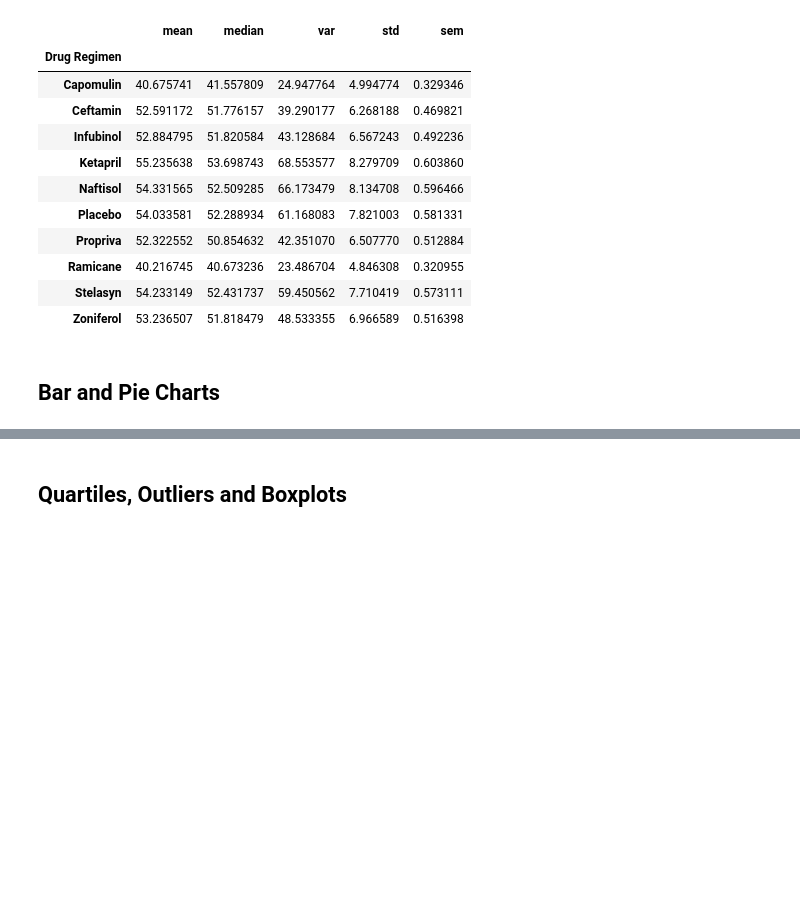
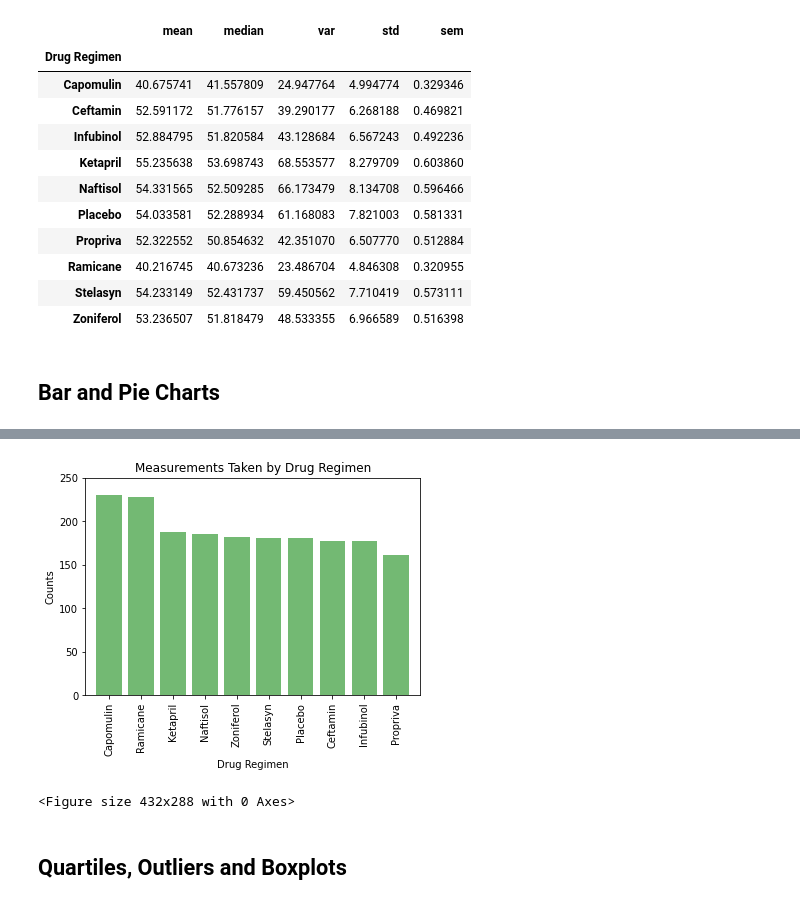
Before and after one commit to austin3216/matplotlib-challenge, a Jupyter notebook: pymaceuticals_starter.ipynb, the cells around one changed output, grey strips where cells are left out. Saved outputs shown, nothing was run; the diff lists cells and outputs as text; code cells hidden in the pictures; blank space fills up the shorter version.

```diff
--- a/pymaceuticals_starter.ipynb
+++ b/pymaceuticals_starter.ipynb
@@ -151,3 +156,29 @@ plt.show()
+# %%
+# Generate a bar plot showing the total number of measurements taken on each drug regimen using pyplot.
+
+# Define the x-axis and tick locations (using 'measures' variable set in prior task)
+x_axis = np.arange(len(measures))
+tick_locations = [value for value in x_axis]
+
+# Plot the bar chart and x-axis tick locations
+plt.bar(x_axis, measures, color='g', alpha=.55, align='center')
+plt.xticks(tick_locations, measures.index.values, rotation=90)
+
+# Set the limits on x-axis and y-axis
+plt.xlim(-.75, len(x_axis)-.25)
+plt.ylim(0, max(measures)+20)
+
+# Add chart title and axis labels
+plt.title('Measurements Taken by Drug Regimen')
+plt.xlabel('Drug Regimen')
+plt.ylabel('Counts')
+
+# Show the chart
+plt.show()
+plt.tight_layout()
+# %% [output]
+[figure, added]
+<Figure size 432x288 with 0 Axes>
 # %%
 # Generate a pie plot showing the distribution of female versus male mice using pandas
 # %%
```
Also changed, not shown: parts of 2 cells of this notebook.
